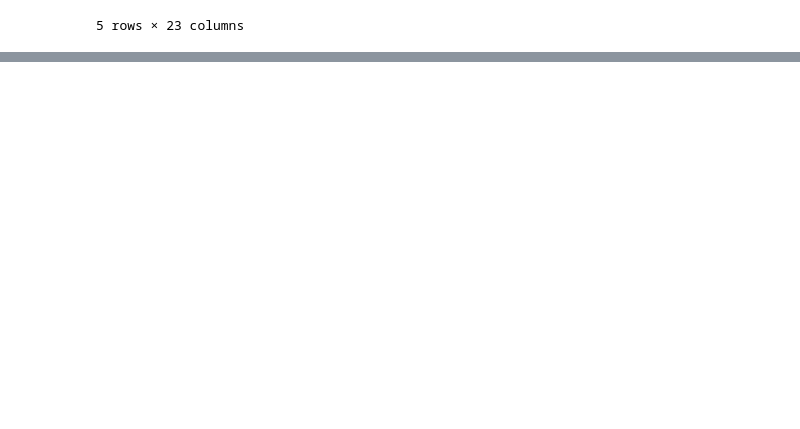
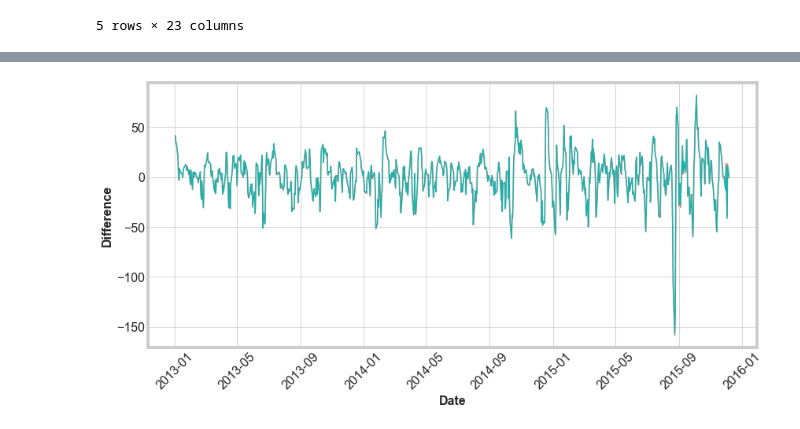
Before and after one commit to joshfuchs/DataScience_projects, a Jupyter notebook: Predicting_Stock_Prices.ipynb, the cells around one changed output, grey strips where cells are left out. Cells and saved outputs as stored; diff of their text form; code cells hidden in the pictures; blank space fills up the shorter version.

```diff
--- a/Predicting_Stock_Prices.ipynb
+++ b/Predicting_Stock_Prices.ipynb
@@ -277,0 +349,12 @@ plt.show()
+# %%
+plt.figure(figsize=(12,6))
+sns.lineplot(x='Date',y='difference',data=comparison_df,color='lightcoral')
+sns.lineplot(x='Date',y='difference',data=test_copy,color='lightseagreen')
+
+plt.xlabel('Date',fontsize=16)
+plt.ylabel('Difference',fontsize=16)
+plt.xticks(fontsize=16,rotation=45)
+plt.yticks(fontsize=16)
+plt.show()
+# %% [output]
+[figure, added]
```
Also changed, not shown: parts of 11 cells of this notebook.
